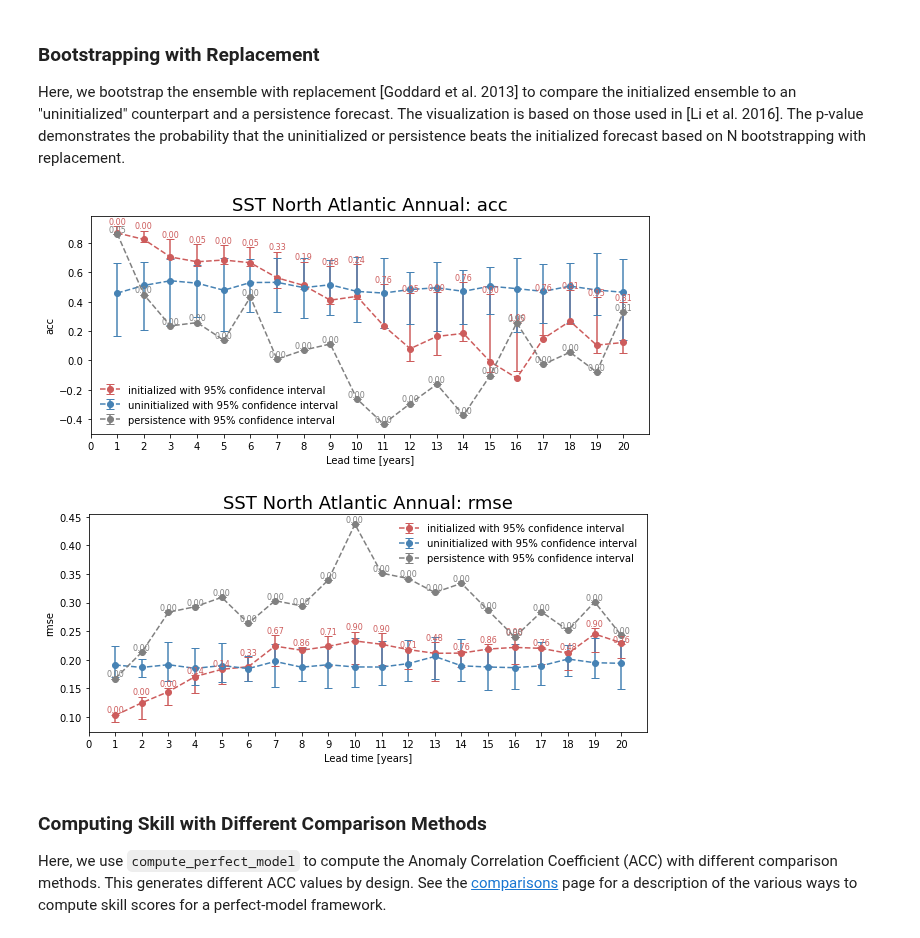
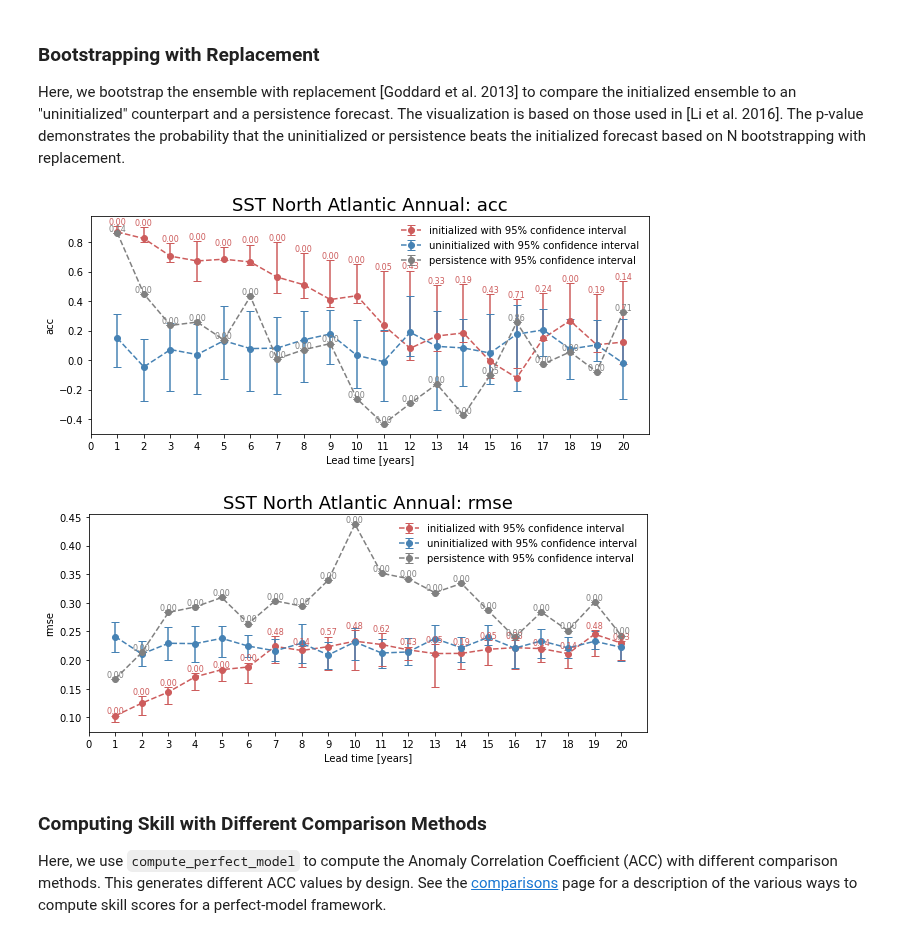
Before and after one commit to pangeo-data/climpred, a Jupyter notebook: docs/source/examples/decadal/perfect-model-predictability-demo.ipynb, the cells around one changed output. Cells and saved outputs as stored; diff of their text form; code cells hidden in the pictures.

```diff
--- a/docs/source/examples/decadal/perfect-model-predictability-demo.ipynb
+++ b/docs/source/examples/decadal/perfect-model-predictability-demo.ipynb
@@ -84,14 +80,14 @@ pm.verify(metric='acc', comparison='m2e', reference=['historical','persistence']
 Here, we bootstrap the ensemble with replacement [Goddard et al. 2013] to compare the initialized ensemble to an "uninitialized" counterpart and a persistence forecast. The visualization is based on those used in [Li et al. 2016]. The p-value demonstrates the probability that the uninitialized or persistence beats the initialized forecast based on N bootstrapping with replacement.
 # %%
 for metric in ['acc', 'rmse']:
-    bootstrapped = pm.bootstrap(metric=metric, comparison='m2e', iterations=21, sig=95)
+    bootstrapped = pm.bootstrap(metric=metric, comparison='m2e', dim=['init', 'member'],iterations=21, sig=95)
     climpred.graphics.plot_bootstrapped_skill_over_leadyear(bootstrapped)
     plt.title(' '.join(['SST', 'North Atlantic', 'Annual:', metric]),fontsize=18)
     plt.ylabel(metric)
     plt.show()
 # %% [output]
-[figure, old version]
+[figure, new version]
-[figure, old version]
+[figure, new version]
 # %% [markdown]
 ### Computing Skill with Different Comparison Methods
 
```
Also changed, not shown: parts of 6 cells of this notebook, 2 other files.
